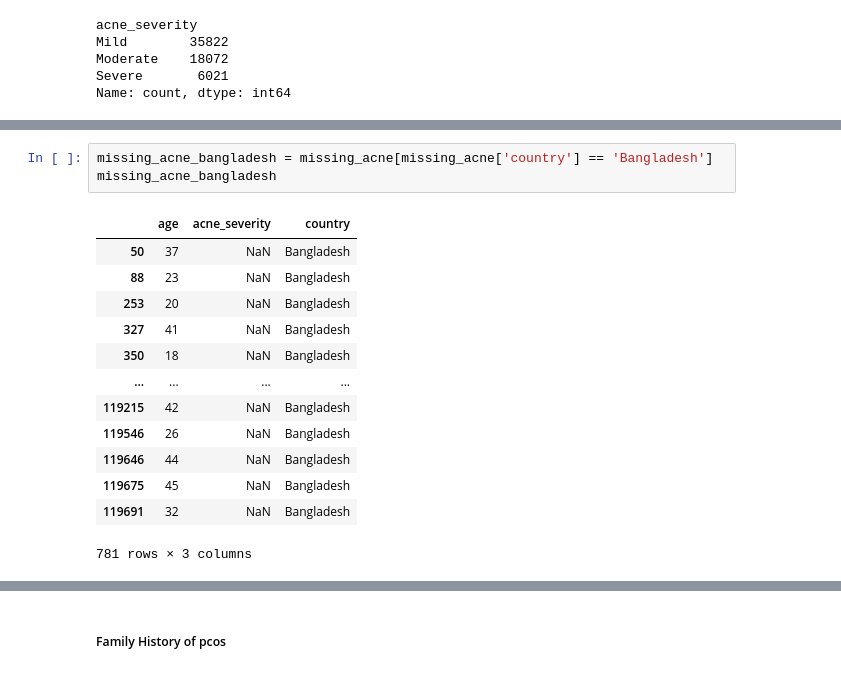
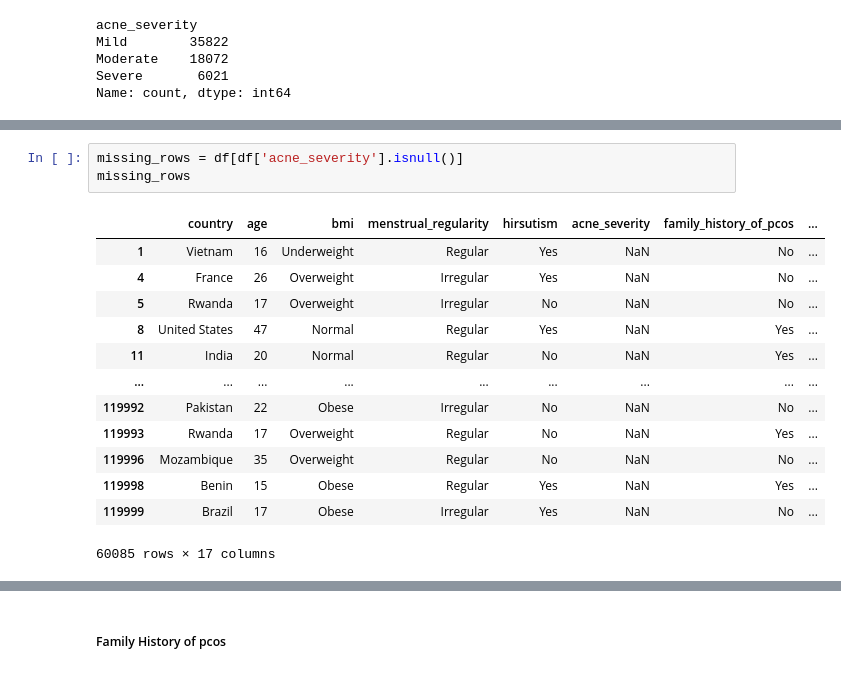
Before and after one commit to rajibulislam1/PCOS_detect_prediction, a Jupyter notebook: notebooks/01-data-preprocessed.ipynb, the cells around one changed output, grey strips where cells are left out. Drawn from its saved outputs; the diff is of its cells as text.

```diff
--- a/notebooks/01-data-preprocessed.ipynb
+++ b/notebooks/01-data-preprocessed.ipynb
@@ -290,17 +267,17 @@ Length: 77, dtype: int64
-# %%
-missing_acne_bangladesh = missing_acne[missing_acne['country'] == 'Bangladesh']
-missing_acne_bangladesh
-# %% [output]
-|  | age | acne_severity | country |
-| 50 | 37 | NaN | Bangladesh |
-| 88 | 23 | NaN | Bangladesh |
-| 253 | 20 | NaN | Bangladesh |
-| 327 | 41 | NaN | Bangladesh |
-| 350 | 18 | NaN | Bangladesh |
-| ... | ... | ... | ... |
-| 119215 | 42 | NaN | Bangladesh |
-| 119546 | 26 | NaN | Bangladesh |
-| 119646 | 44 | NaN | Bangladesh |
-| 119675 | 45 | NaN | Bangladesh |
-| 119691 | 32 | NaN | Bangladesh |
-781 rows × 3 columns
+# %%
+missing_rows = df[df['acne_severity'].isnull()]
+missing_rows
+# %% [output]
+|  | country | age | bmi | menstrual_regularity | hirsutism | acne_severity | family_history_of_pcos | ... |
+| 1 | Vietnam | 16 | Underweight | Regular | Yes | NaN | No | ... |
+| 4 | France | 26 | Overweight | Irregular | Yes | NaN | No | ... |
+| 5 | Rwanda | 17 | Overweight | Irregular | No | NaN | No | ... |
+| 8 | United States | 47 | Normal | Regular | Yes | NaN | Yes | ... |
+| 11 | India | 20 | Normal | Regular | No | NaN | Yes | ... |
+| ... | ... | ... | ... | ... | ... | ... | ... | ... |
+| 119992 | Pakistan | 22 | Obese | Irregular | No | NaN | No | ... |
+| 119993 | Rwanda | 17 | Overweight | Regular | No | NaN | Yes | ... |
+| 119996 | Mozambique | 35 | Overweight | Regular | No | NaN | No | ... |
+| 119998 | Benin | 15 | Obese | Regular | Yes | NaN | Yes | ... |
+| 119999 | Brazil | 17 | Obese | Irregular | Yes | NaN | No | ... |
+60085 rows × 17 columns
```
Also changed, not shown: parts of 17 cells of this notebook, 1 other file.
